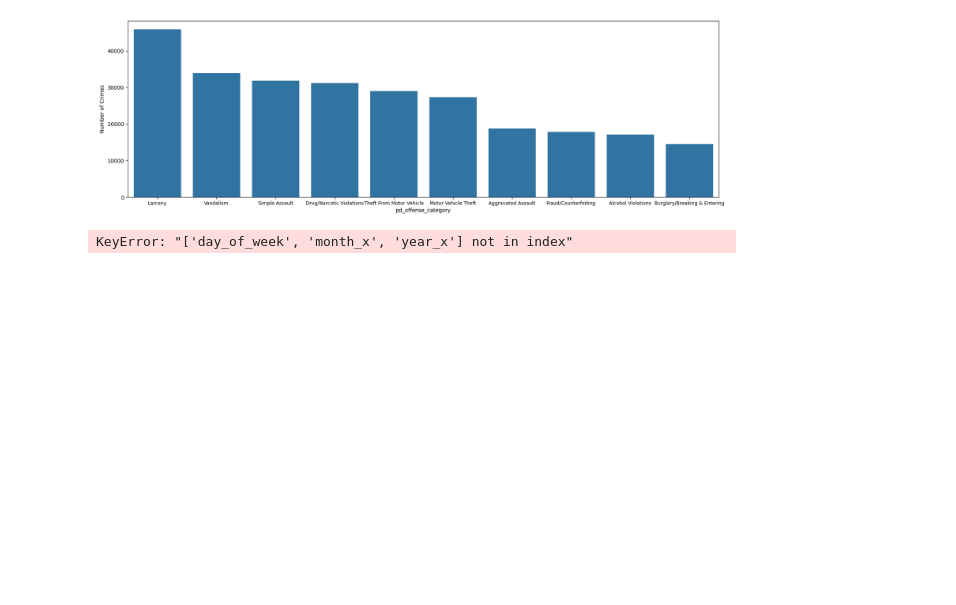
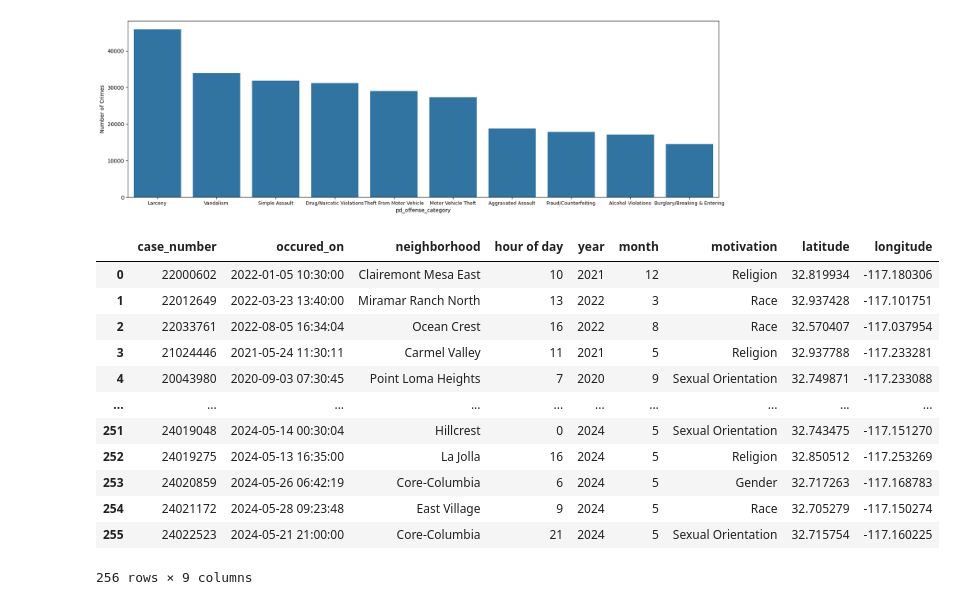
Before and after one commit to sarahhe05/San-Diego-Crime-Analysis, a Jupyter notebook: San-Diego-Crime-Analysis.ipynb, the cells around one changed output. Drawn from its saved outputs; the diff is of its cells as text; code cells hidden in the pictures; blank space fills up the shorter version.

Commit message:
hate crimes

```diff
--- a/San-Diego-Crime-Analysis.ipynb
+++ b/San-Diego-Crime-Analysis.ipynb
@@ -8,7 +8,7 @@ ZipFile("pd_nibrs_datasd.csv.zip").extractall()
 # %%
 df = pd.read_csv('pd_nibrs_datasd.csv', low_memory=False)
 # %%
-crimes_df = df.get(['case_number', 'occured_on', 'pd_offense_category', 'neighborhood', 'division', 'city', 'latitude', 'longitude'])
+crimes_df = df[['case_number', 'occured_on', 'pd_offense_category', 'neighborhood', 'division', 'city', 'latitude', 'longitude']]
 # %%
 crimes_df = crimes_df[crimes_df['pd_offense_category'] != 'All Other Offenses']
 # %%
@@ -72,6 +72,4 @@ hate_df['case_number'] = hate_df['case_number'].astype(str)
 # %%
 combined_df = crimes_df.merge(hate_df, on = 'case_number')
 # %%
-filtered_df = combined_df.get(['case_number', 'occured_on', 'day_of_week', 'month_x', 'year_x', 'command', 'crime', 'motivation'])
+filtered_df = combined_df[['case_number', 'occured_on', 'neighborhood', 'hour of day', 'year', 'month', 'motivation', 'latitude', 'longitude']]
-# %% [output]
-KeyError: "['day_of_week', 'month_x', 'year_x'] not in index"
@@ -79,0 +76,16 @@ type(filtered_df)
+# %%
+filtered_df
+# %% [output]
+|  | case_number | occured_on | neighborhood | hour of day | year | month | motivation | latitude | longitude |
+| 0 | 22000602 | 2022-01-05 10:30:00 | Clairemont Mesa East | 10 | 2021 | 12 | Religion | 32.819934 | -117.180306 |
+| 1 | 22012649 | 2022-03-23 13:40:00 | Miramar Ranch North | 13 | 2022 | 3 | Race | 32.937428 | -117.101751 |
+| 2 | 22033761 | 2022-08-05 16:34:04 | Ocean Crest | 16 | 2022 | 8 | Race | 32.570407 | -117.037954 |
+| 3 | 21024446 | 2021-05-24 11:30:11 | Carmel Valley | 11 | 2021 | 5 | Religion | 32.937788 | -117.233281 |
+| 4 | 20043980 | 2020-09-03 07:30:45 | Point Loma Heights | 7 | 2020 | 9 | Sexual Orientation | 32.749871 | -117.233088 |
+| ... | ... | ... | ... | ... | ... | ... | ... | ... | ... |
+| 251 | 24019048 | 2024-05-14 00:30:04 | Hillcrest | 0 | 2024 | 5 | Sexual Orientation | 32.743475 | -117.151270 |
+| 252 | 24019275 | 2024-05-13 16:35:00 | La Jolla | 16 | 2024 | 5 | Religion | 32.850512 | -117.253269 |
+| 253 | 24020859 | 2024-05-26 06:42:19 | Core-Columbia | 6 | 2024 | 5 | Gender | 32.717263 | -117.168783 |
+| 254 | 24021172 | 2024-05-28 09:23:48 | East Village | 9 | 2024 | 5 | Race | 32.705279 | -117.150274 |
+| 255 | 24022523 | 2024-05-21 21:00:00 | Core-Columbia | 21 | 2024 | 5 | Sexual Orientation | 32.715754 | -117.160225 |
+256 rows × 9 columns
```
Also changed, not shown: parts of 1 cell of this notebook, 2 other files.
